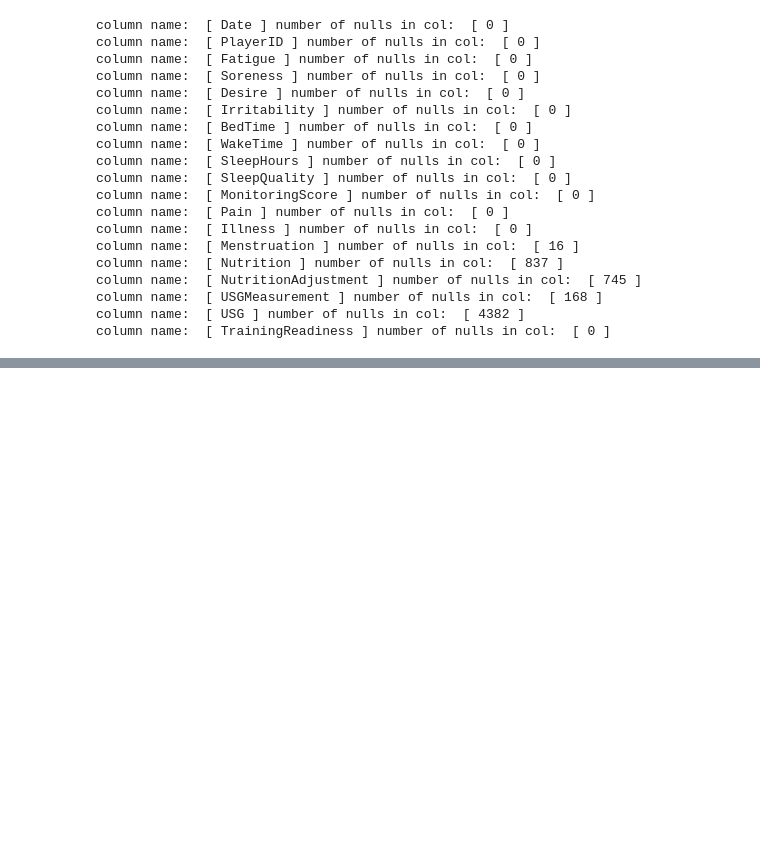
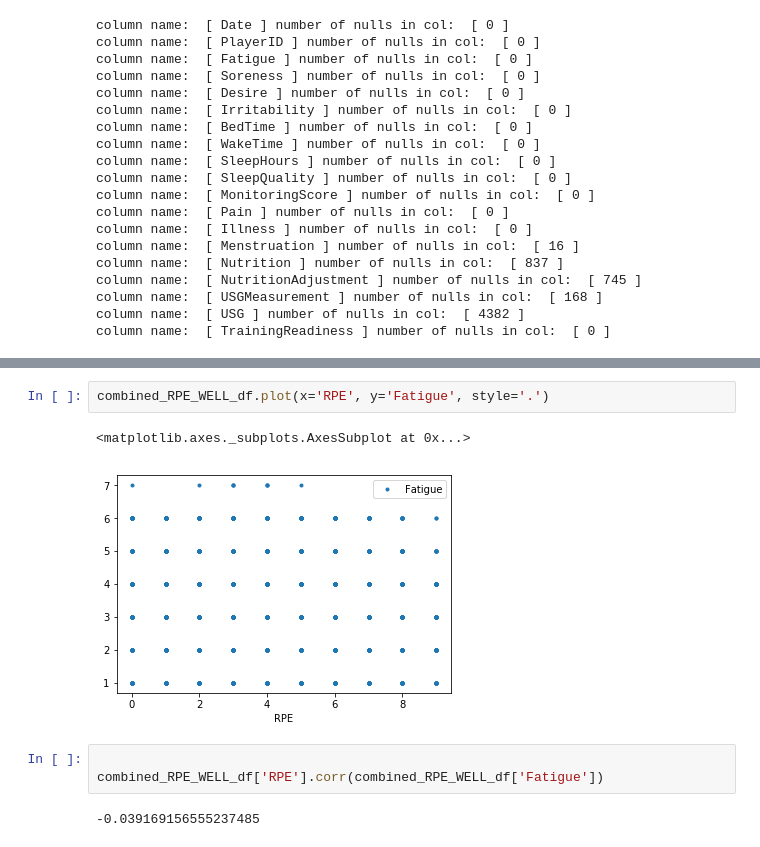
Before and after one commit to hollant3510/Datafest-project, a Jupyter notebook: Main.ipynb, the cells around one changed output, grey strips where cells are left out. Cells and saved outputs as stored; diff of their text form; blank space fills up the shorter version.

```diff
--- a/Main.ipynb
+++ b/Main.ipynb
@@ -316,0 +336,10 @@ column name:  [ TrainingReadiness ] number of nulls in col:  [ 0 ]
+# %%
+combined_RPE_WELL_df.plot(x='RPE', y='Fatigue', style='.')
+# %% [output]
+<matplotlib.axes._subplots.AxesSubplot at 0x...>
+[figure, added]
+# %%
+
+combined_RPE_WELL_df['RPE'].corr(combined_RPE_WELL_df['Fatigue'])
+# %% [output]
+-0.039169156555237485
```
Also changed, not shown: parts of 24 cells of this notebook.
